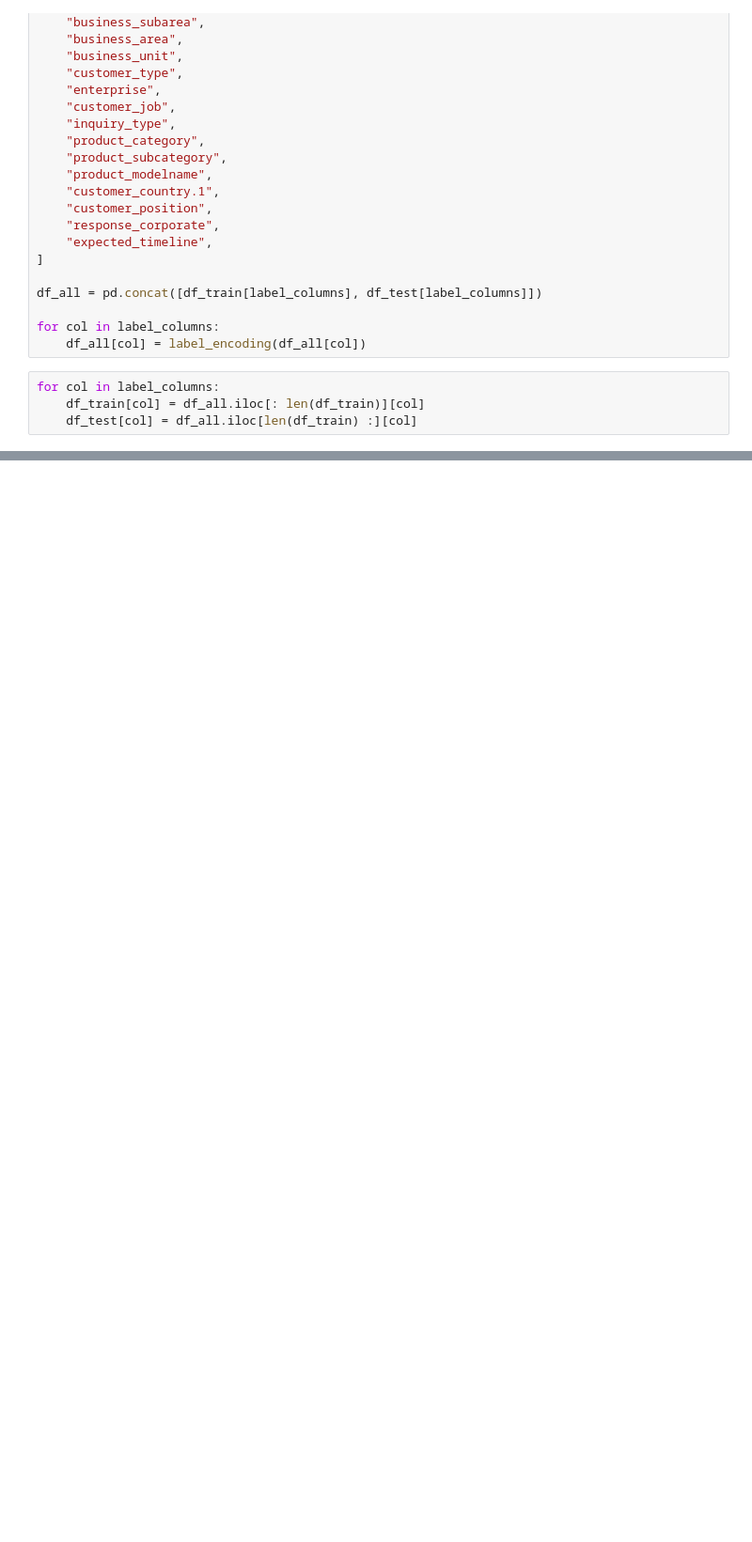
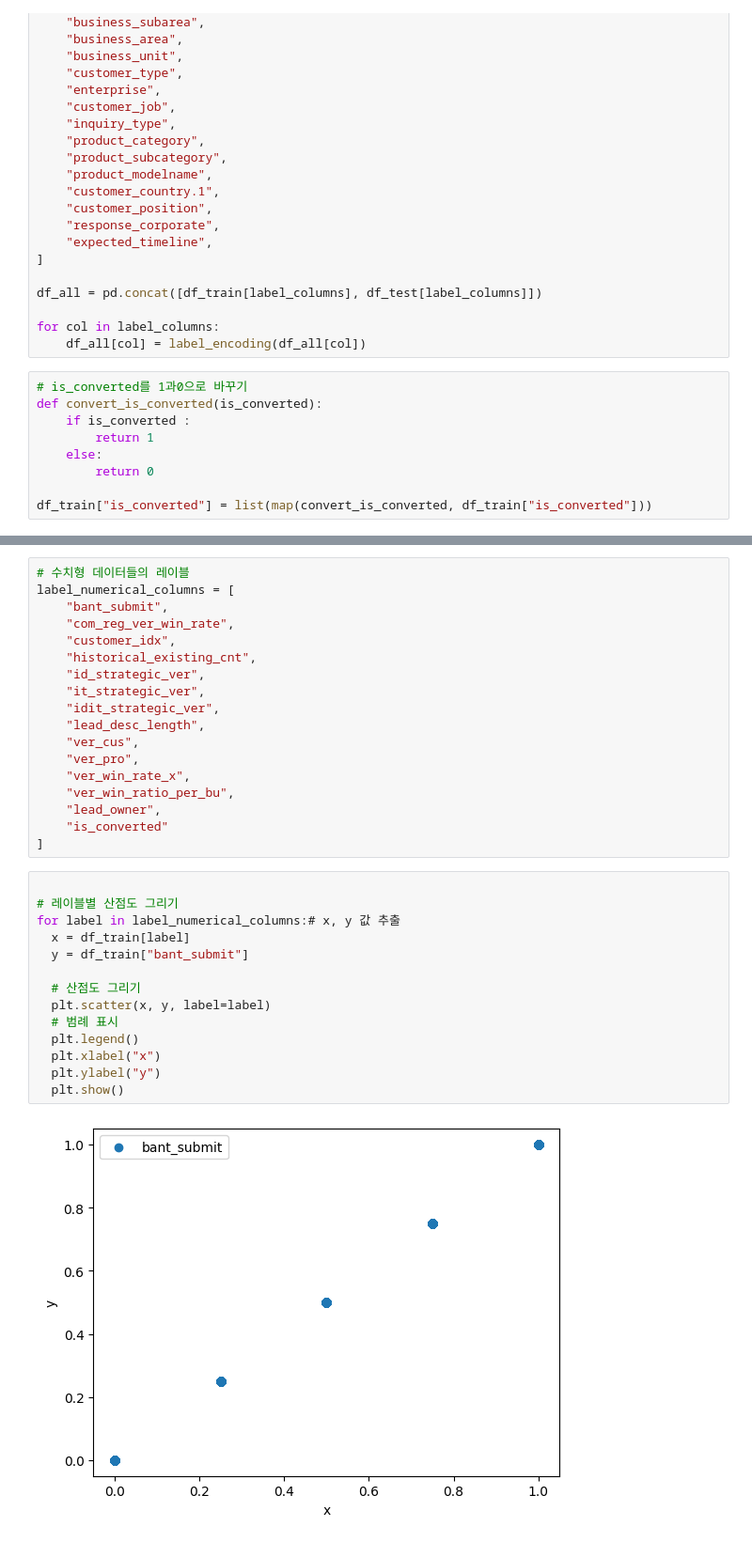
Before and after one commit to Hyeonjun-Heo/LG_AImers_4th, a Jupyter notebook: practice/practice.ipynb, the cells around one changed output, grey strips where cells are left out. Shown: that part at 94% size. Drawn from its saved outputs; the diff is of its cells as text; blank space fills up the shorter version.

```diff
--- a/practice/practice.ipynb
+++ b/practice/practice.ipynb
@@ -124,10 +125,15 @@ df_all = pd.concat([df_train[label_columns], df_test[label_columns]])
 
 for col in label_columns:
     df_all[col] = label_encoding(df_all[col])
-# %%
-for col in label_columns:
-    df_train[col] = df_all.iloc[: len(df_train)][col]
-    df_test[col] = df_all.iloc[len(df_train) :][col]
+# %%
+# is_converted를 1과0으로 바꾸기
+def convert_is_converted(is_converted):
+    if is_converted :
+        return 1
+    else:
+        return 0
+
+df_train["is_converted"] = list(map(convert_is_converted, df_train["is_converted"]))
 # %%
 df_train.head()
 # %% [output]
@@ -261,0 +147,34 @@ ValueError: Input contains NaN, infinity or a value too large for dtype('float32
+# %%
+# 수치형 데이터들의 레이블
+label_numerical_columns = [
+    "bant_submit",
+    "com_reg_ver_win_rate",
+    "customer_idx",
+    "historical_existing_cnt",
+    "id_strategic_ver",
+    "it_strategic_ver",
+    "idit_strategic_ver",
+    "lead_desc_length",
+    "ver_cus",
+    "ver_pro",
+    "ver_win_rate_x",
+    "ver_win_ratio_per_bu",
+    "lead_owner",
+    "is_converted"
+]
+# %%
+
+# 레이블별 산점도 그리기
+for label in label_numerical_columns:# x, y 값 추출
+  x = df_train[label]
+  y = df_train["bant_submit"]
+
+  # 산점도 그리기
+  plt.scatter(x, y, label=label)
+  # 범례 표시
+  plt.legend()
+  plt.xlabel("x")
+  plt.ylabel("y")
+  plt.show()
+# %% [output]
+[figure, added]
```
Also changed, not shown: parts of 18 cells of this notebook.
